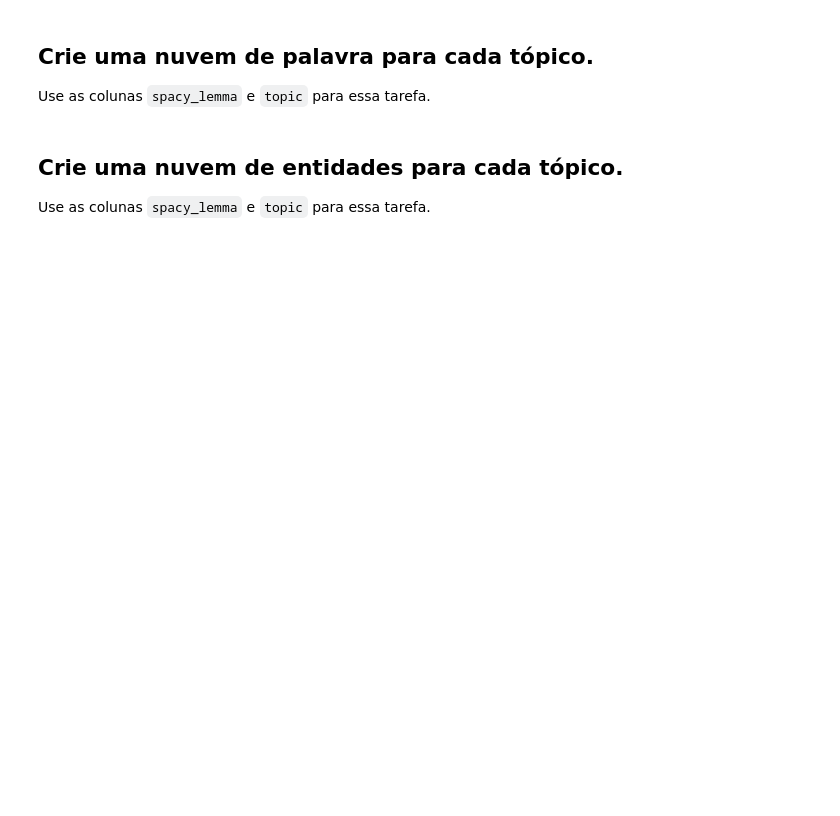
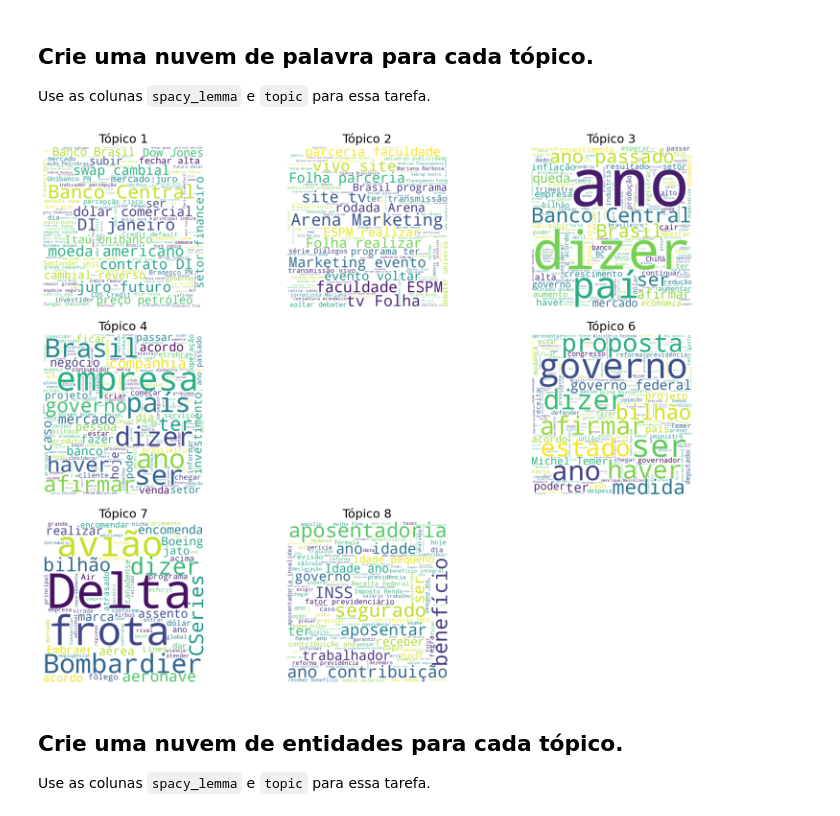
Before and after one commit to kleberga/proc_ling_natural, a Jupyter notebook: Questionário_Projeto_de_Disciplina_de_Text_Mining.ipynb, the cells around one changed output. Cells and saved outputs as stored; diff of their text form; code cells hidden in the pictures; blank space fills up the shorter version.

```diff
--- a/Questionário_Projeto_de_Disciplina_de_Text_Mining.ipynb
+++ b/Questionário_Projeto_de_Disciplina_de_Text_Mining.ipynb
@@ -291,34 +322,41 @@ Use as colunas `spacy_lemma` e  `topic` para essa tarefa.
 # %%
 def plot_wordcloud(text:str, ax:plt.Axes) -> plt.Axes:
     """
     Plot the wordcloud for the text/
     Arguments:
         -  text: string to be analised
         -  ax: plt subaxis
     Returns:
      - ax
     """
-    # Escreva seu código aqui
-    # return ax
+    wordcloud = WordCloud(width=800,
+                          height=800,
+                          background_color='white',
+                          min_font_size=10).generate(text)
+    ax.imshow(wordcloud, interpolation='bilinear')
+    ax.axis("off")
+    return ax
 
 def plot_wordcloud_for_a_topic(topic:int, ax:plt.Axes) -> plt.Axes:
     topic_news = news_2016[news_2016['topic'] == topic]
     list_of_words = chain(*topic_news.spacy_lemma.values.tolist())
     string_complete = ' '.join(list_of_words)
     if not string_complete:
         return None
     return plot_wordcloud(string_complete, ax)
 
 fig, axis = plt.subplots(3, 3, figsize=(16, 12))
 
 axis_  = axis.flatten()
 for idx, ax in enumerate(axis_):
     ax_ = plot_wordcloud_for_a_topic(idx + 1, ax)
     if ax_ is None:
         plt.delaxes(ax)
         continue
     ax.set_title(f"Tópico {idx + 1}")
 fig.tight_layout()
+# %% [output]
+[figure, added]
 # %% [markdown]
 ## Crie uma nuvem de entidades para cada tópico.
 
```
Also changed, not shown: parts of 6 cells of this notebook.
